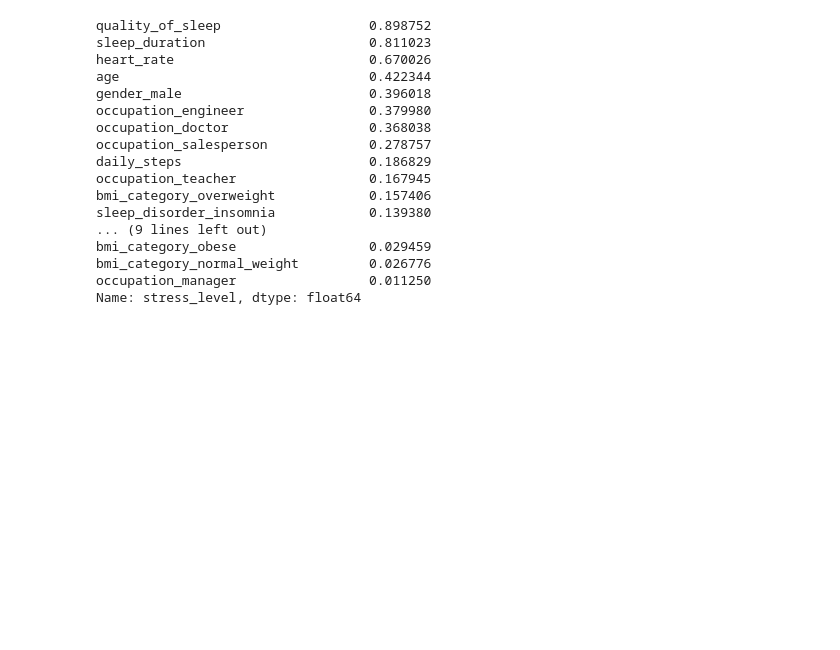
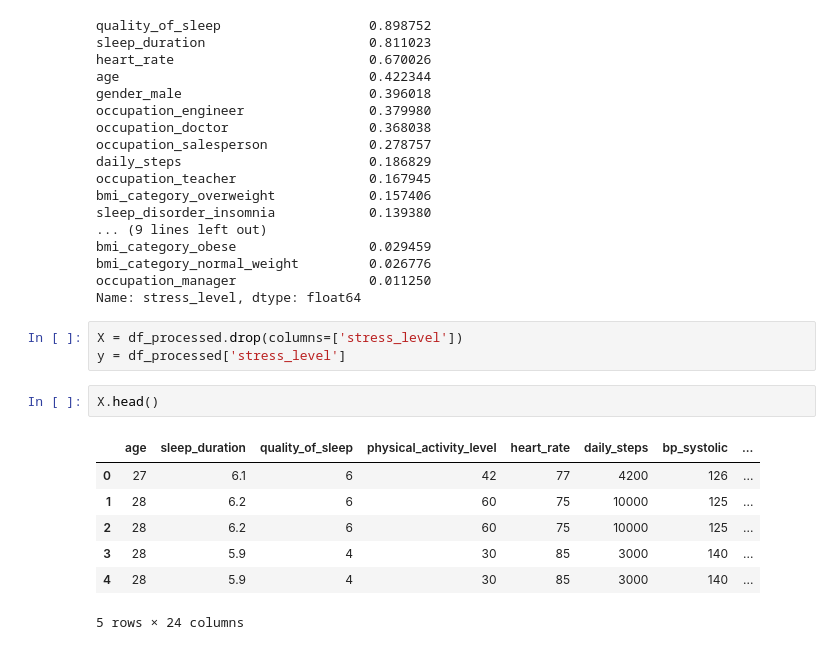
Before and after one commit to kavinduperera-source/UoM-T1-AI-stuff, a Jupyter notebook: Session 2/sleep_health.ipynb, the cells around one changed output. Saved outputs shown, nothing was run; the diff lists cells and outputs as text; blank space fills up the shorter version.

```diff
--- a/Session 2/sleep_health.ipynb
+++ b/Session 2/sleep_health.ipynb
@@ -455,3 +455,16 @@ bmi_category_obese                 0.029459
 bmi_category_normal_weight         0.026776
 occupation_manager                 0.011250
 Name: stress_level, dtype: float64
+# %%
+X = df_processed.drop(columns=['stress_level'])
+y = df_processed['stress_level']
+# %%
+X.head()
+# %% [output]
+|  | age | sleep_duration | quality_of_sleep | physical_activity_level | heart_rate | daily_steps | bp_systolic | ... |
+| 0 | 27 | 6.1 | 6 | 42 | 77 | 4200 | 126 | ... |
+| 1 | 28 | 6.2 | 6 | 60 | 75 | 10000 | 125 | ... |
+| 2 | 28 | 6.2 | 6 | 60 | 75 | 10000 | 125 | ... |
+| 3 | 28 | 5.9 | 4 | 30 | 85 | 3000 | 140 | ... |
+| 4 | 28 | 5.9 | 4 | 30 | 85 | 3000 | 140 | ... |
+5 rows × 24 columns
```
Also changed, not shown: parts of 5 cells of this notebook.
